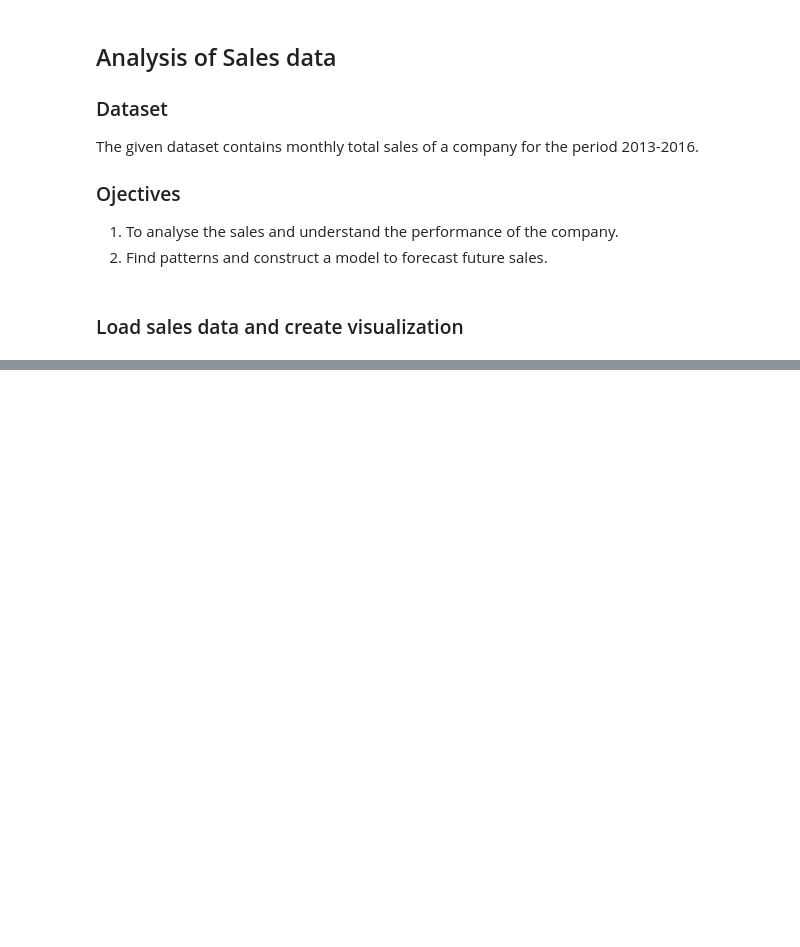
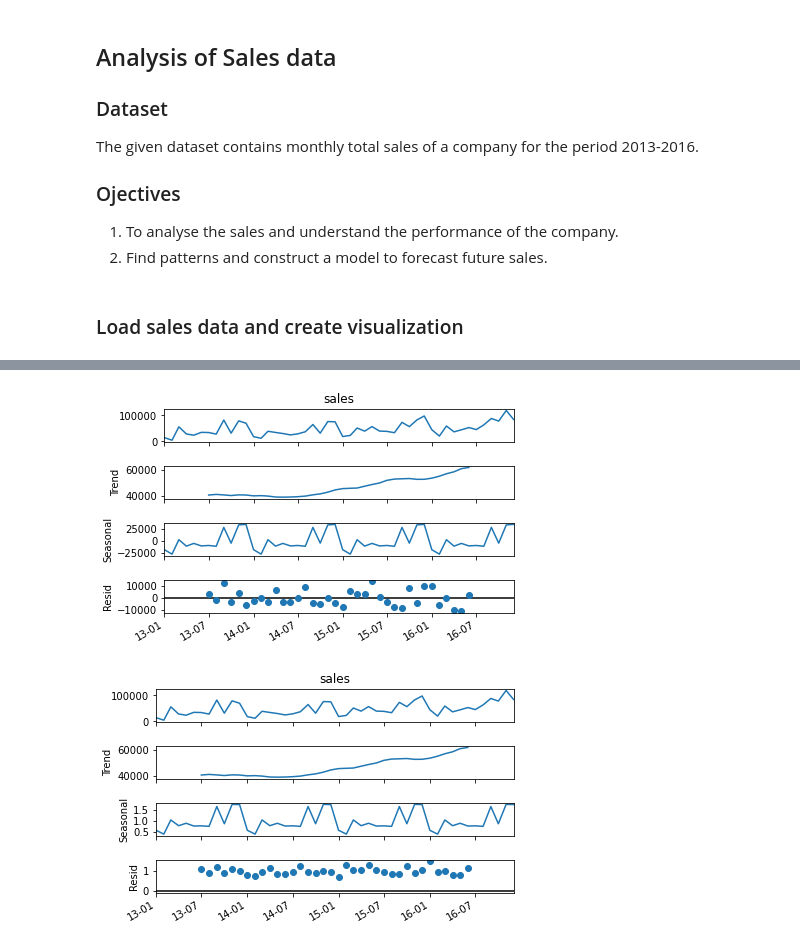
Before and after one commit to KrishnanSG/holt-winters, a Jupyter notebook: analysis.ipynb, the cells around one changed output, grey strips where cells are left out. Saved outputs shown, nothing was run; the diff lists cells and outputs as text; code cells hidden in the pictures; blank space fills up the shorter version.

Commit message:
Perform seasonal decompose on the time series

```diff
--- a/analysis.ipynb
+++ b/analysis.ipynb
@@ -61,0 +72,18 @@ Head and Tail of the time series
+# %%
+from statsmodels.tsa.seasonal import seasonal_decompose
+
+result_add = seasonal_decompose(ts.data.iloc[:,1],period=12,model='additive')
+result_add.plot()
+plt.gcf().autofmt_xdate()
+date_format = mpld.DateFormatter('%y-%m')
+plt.gca().xaxis.set_major_formatter(date_format)
+
+result_mul = seasonal_decompose(ts.data.iloc[:,1],period=12,model='multiplicative')
+result_mul.plot()
+plt.gcf().autofmt_xdate()
+date_format = mpld.DateFormatter('%y-%m')
+plt.gca().xaxis.set_major_formatter(date_format)
+plt.show()
+# %% [output]
+[figure, added]
+[figure, added]
```
Also changed, not shown: parts of 3 cells of this notebook, 1 other file.
